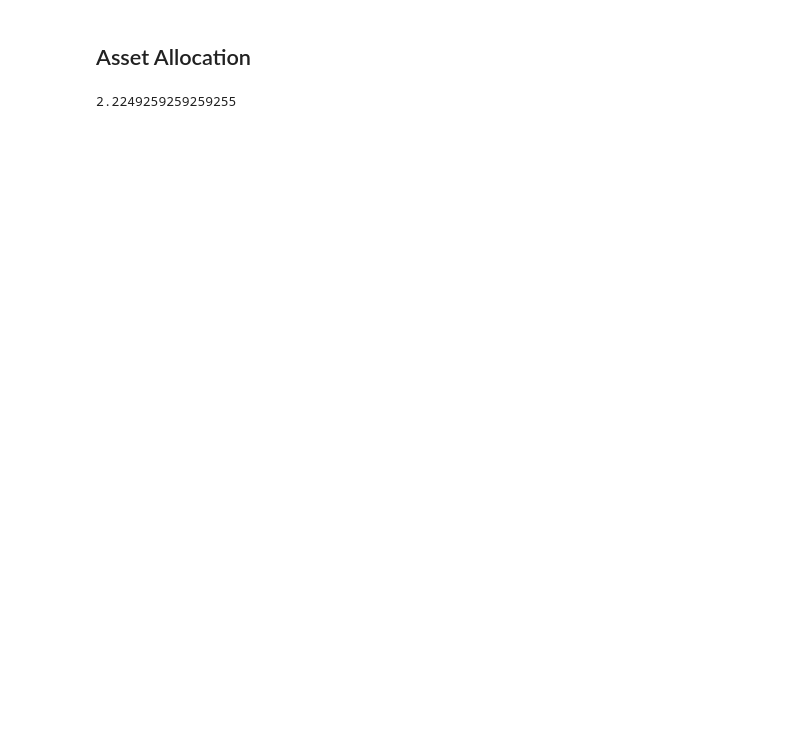
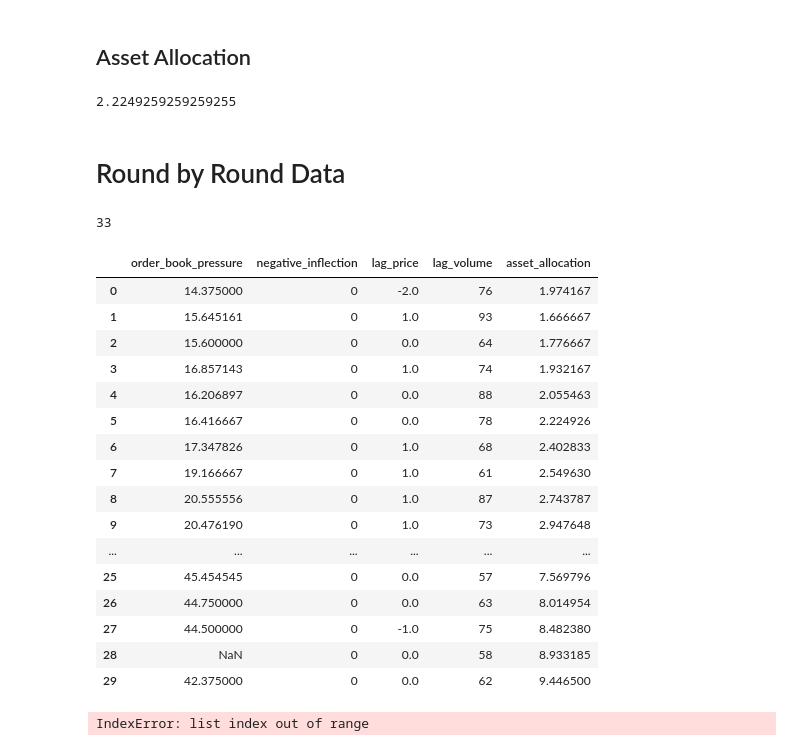
Before and after one commit to smojha/bot_swap, a Jupyter notebook: Code/Basic_Behavioral/Rough/Basic_ML_Rough.ipynb, the cells around one changed output. Drawn from its saved outputs; the diff is of its cells as text; code cells hidden in the pictures; blank space fills up the shorter version.

Commit message:
Added EDA Data 6.04.24

```diff
--- a/Code/Basic_Behavioral/Rough/Basic_ML_Rough.ipynb
+++ b/Code/Basic_Behavioral/Rough/Basic_ML_Rough.ipynb
@@ -270,3 +320,5 @@ def get_asset_allocation(round_data, t):
 get_asset_allocation(round_data, 8)
 # %% [output]
 2.2249259259259255
+# %% [markdown]
+# Round by Round Data
@@ -272,0 +346,74 @@ get_asset_allocation(round_data, 8)
+# %%
+def get_negative_inflection(buy_orders, sell_orders, session, hide_graph = "no"):
+    buy_sell_diff = []
+    for round,ask_count in enumerate(sell_orders):
+        bid_count = buy_orders[round]
+        if (ask_count > bid_count) and not (sell_orders[round-1] > buy_orders[round-1]):
+            buy_sell_diff.append(1)
+        else:
+            buy_sell_diff.append(0)
+    np.array(buy_sell_diff)
+
+    if hide_graph == "yes":
+        plt.plot(buy_sell_diff)
+        plt.title(f"{session} Bid_Ask Change")
+
+    return buy_sell_diff
+
+negative_inflection = get_negative_inflection(buy_orders, sell_orders, session)
+# %%
+len(negative_inflection)
+# %% [output]
+33
+# %%
+negative_inflection = get_negative_inflection(buy_orders, sell_orders, session)
+lag_price = get_lag_price(market_price_array)
+m = 11
+nerrors = generate_forecast_error(round_data, market_price_array, m)
+forecast_period_list = [1,2,5,10]
+
+round_ml_data = {
+    'order_book_pressure': [],
+    'negative_inflection': [],
+    'lag_price': [],
+    'lag_volume': [],
+    'asset_allocation': []
+}
+
+# Populate the lists with values for each round
+for round in np.unique(order_data['round_number']):
+    if round > 3:
+        round_ml_data['order_book_pressure'].append(get_orderbook_pressure_per_round(order_data, round))
+        round_ml_data['negative_inflection'].append(negative_inflection[round - 1])
+        round_ml_data['lag_price'].append(lag_price[round - 1][0])
+        round_ml_data['lag_volume'].append(lag_volume(buy_orders, sell_orders, round - 1))
+        round_ml_data['asset_allocation'].append(get_asset_allocation(round_data, round - 1))
+# %%
+round_ml_data_df = pd.DataFrame.from_dict(round_ml_data)
+round_ml_data_df
+# %% [output]
+|  | order_book_pressure | negative_inflection | lag_price | lag_volume | asset_allocation |
+| 0 | 14.375000 | 0 | -2.0 | 76 | 1.974167 |
+| 1 | 15.645161 | 0 | 1.0 | 93 | 1.666667 |
+| 2 | 15.600000 | 0 | 0.0 | 64 | 1.776667 |
+| 3 | 16.857143 | 0 | 1.0 | 74 | 1.932167 |
+| 4 | 16.206897 | 0 | 0.0 | 88 | 2.055463 |
+| 5 | 16.416667 | 0 | 0.0 | 78 | 2.224926 |
+| 6 | 17.347826 | 0 | 1.0 | 68 | 2.402833 |
+| 7 | 19.166667 | 0 | 1.0 | 61 | 2.549630 |
+| 8 | 20.555556 | 0 | 1.0 | 87 | 2.743787 |
+| 9 | 20.476190 | 0 | 1.0 | 73 | 2.947648 |
+| ... | ... | ... | ... | ... | ... |
+| 25 | 45.454545 | 0 | 0.0 | 57 | 7.569796 |
+| 26 | 44.750000 | 0 | 0.0 | 63 | 8.014954 |
+| 27 | 44.500000 | 0 | -1.0 | 75 | 8.482380 |
+| 28 | NaN | 0 | 0.0 | 58 | 8.933185 |
+| 29 | 42.375000 | 0 | 0.0 | 62 | 9.446500 |
+# %%
+for m in forecast_period_list:
+    nerrors = generate_forecast_error(round_data, market_price_array, m)
+    if errors[round-1][0] == None:
+        errors[round-1][0] = 0
+    round_ml_data[f'{m}_forecast_error'] = errors[round-1][0]
+# %% [output]
+IndexError: list index out of range
```
Also changed, not shown: parts of 8 cells of this notebook, 43 other files.
